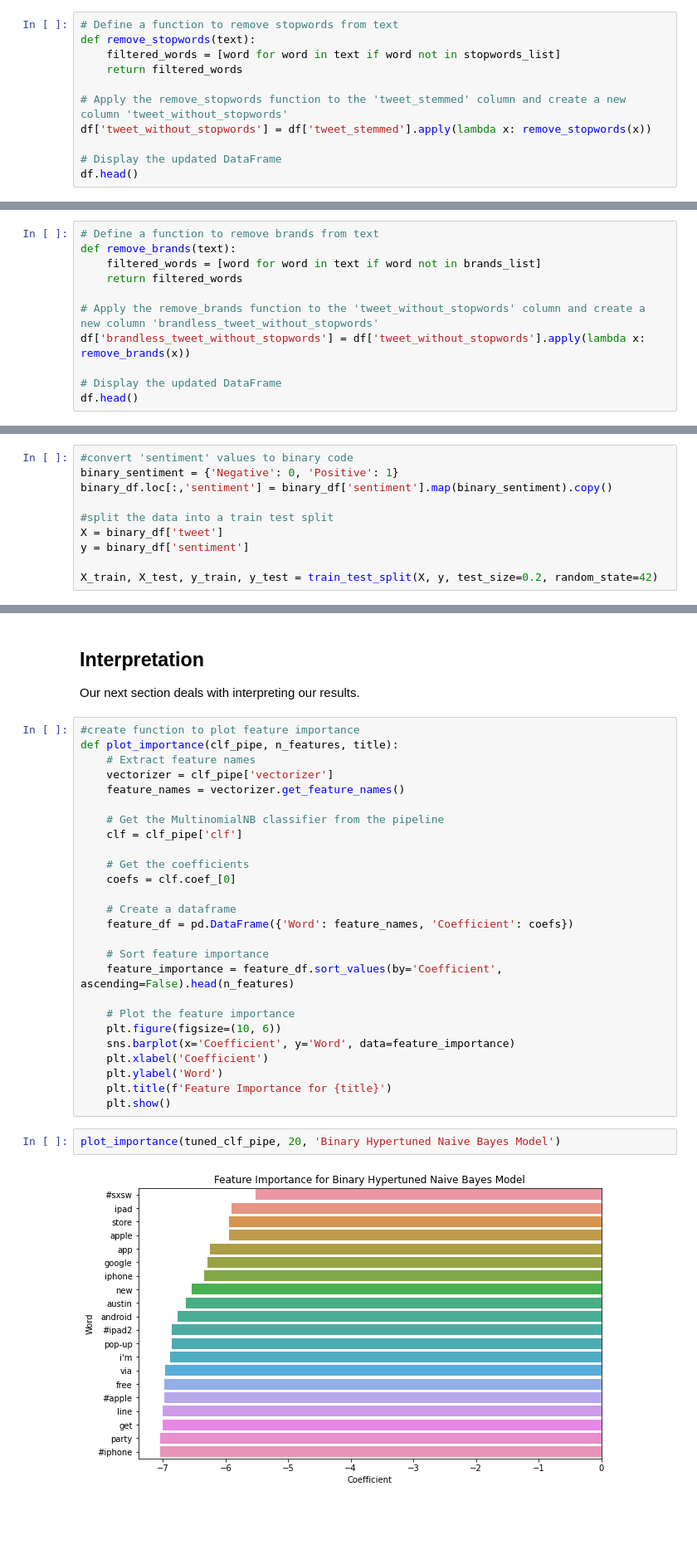
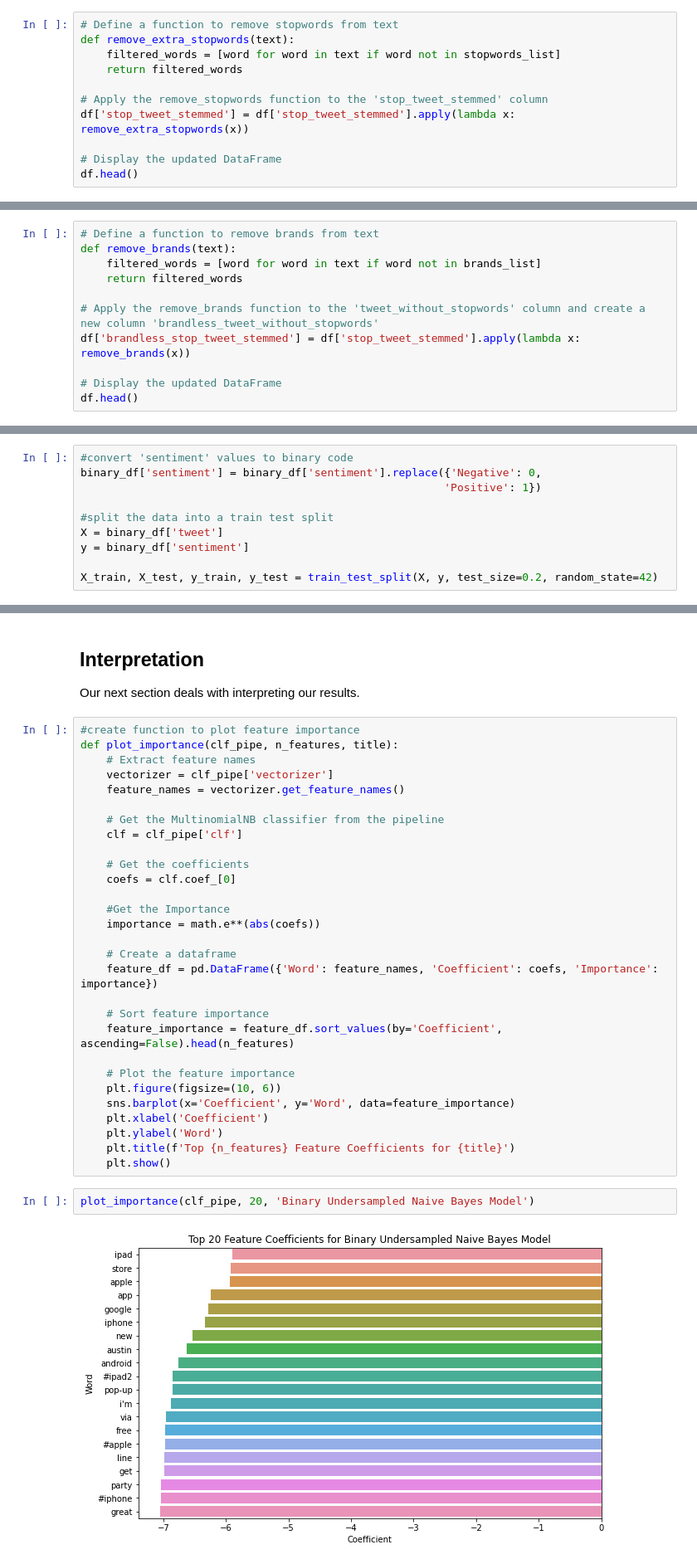
Before and after one commit to chrismiley87/tweet-project, a Jupyter notebook: notebook.ipynb, the cells around one changed output, grey strips where cells are left out. Shown at 83% size. Saved outputs shown, nothing was run; the diff lists cells and outputs as text; blank space fills up the shorter version.

```diff
--- a/notebook.ipynb
+++ b/notebook.ipynb
@@ -678,12 +679,12 @@ stopwords_list.append('quot')
 Next we added a column to the dataframe that removes the additional stop words.
 # %%
 # Define a function to remove stopwords from text
-def remove_stopwords(text):
+def remove_extra_stopwords(text):
     filtered_words = [word for word in text if word not in stopwords_list]
     return filtered_words
 
-# Apply the remove_stopwords function to the 'tweet_stemmed' column and create a new column 'tweet_without_stopwords'
-df['tweet_without_stopwords'] = df['tweet_stemmed'].apply(lambda x: remove_stopwords(x))
+# Apply the remove_stopwords function to the 'stop_tweet_stemmed' column
+df['stop_tweet_stemmed'] = df['stop_tweet_stemmed'].apply(lambda x: remove_extra_stopwords(x))
 
 # Display the updated DataFrame
 df.head()
@@ -806,7 +807,7 @@ def remove_brands(text):
     return filtered_words
 
 # Apply the remove_brands function to the 'tweet_without_stopwords' column and create a new column 'brandless_tweet_without_stopwords'
-df['brandless_tweet_without_stopwords'] = df['tweet_without_stopwords'].apply(lambda x: remove_brands(x))
+df['brandless_stop_tweet_stemmed'] = df['stop_tweet_stemmed'].apply(lambda x: remove_brands(x))
 
 # Display the updated DataFrame
 df.head()
@@ -1038,8 +1075,8 @@ First thing we do is extract the 'Positive' and 'Negative' rows to create a simp
 binary_df = df[df['sentiment'] != 'Neutral']
 # %%
 #convert 'sentiment' values to binary code
-binary_sentiment = {'Negative': 0, 'Positive': 1}
-binary_df.loc[:,'sentiment'] = binary_df['sentiment'].map(binary_sentiment).copy()
+binary_df['sentiment'] = binary_df['sentiment'].replace({'Negative': 0,
+                                                        'Positive': 1})
 
 #split the data into a train test split
 X = binary_df['tweet']
@@ -1631,8 +1645,11 @@ def plot_importance(clf_pipe, n_features, title):
     # Get the coefficients
     coefs = clf.coef_[0]
 
+    #Get the Importance
+    importance = math.e**(abs(coefs))
+
     # Create a dataframe
-    feature_df = pd.DataFrame({'Word': feature_names, 'Coefficient': coefs})
+    feature_df = pd.DataFrame({'Word': feature_names, 'Coefficient': coefs, 'Importance': importance})
 
     # Sort feature importance
     feature_importance = feature_df.sort_values(by='Coefficient', ascending=False).head(n_features)
@@ -1642,9 +1659,9 @@ def plot_importance(clf_pipe, n_features, title):
     sns.barplot(x='Coefficient', y='Word', data=feature_importance)
     plt.xlabel('Coefficient')
     plt.ylabel('Word')
-    plt.title(f'Feature Importance for {title}')
+    plt.title(f'Top {n_features} Feature Coefficients for {title}')
     plt.show()
 # %%
-plot_importance(tuned_clf_pipe, 20, 'Binary Hypertuned Naive Bayes Model')
+plot_importance(clf_pipe, 20, 'Binary Undersampled Naive Bayes Model')
 # %% [output]
-[figure, old version]
+[figure, new version]
```
Also changed, not shown: parts of 75 cells of this notebook.
